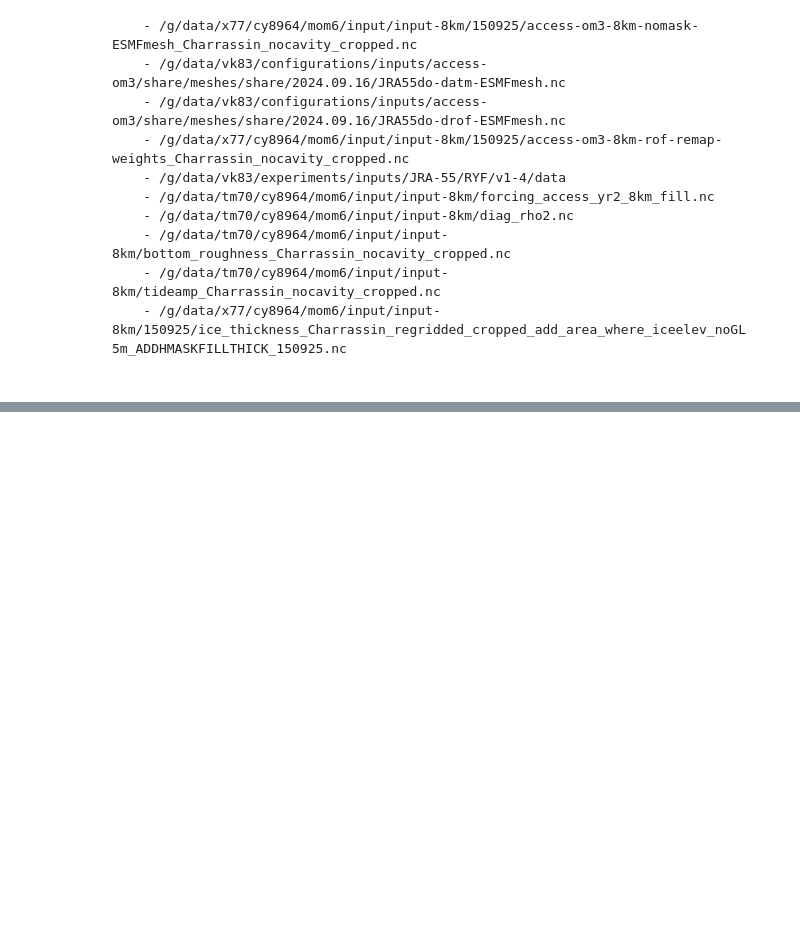
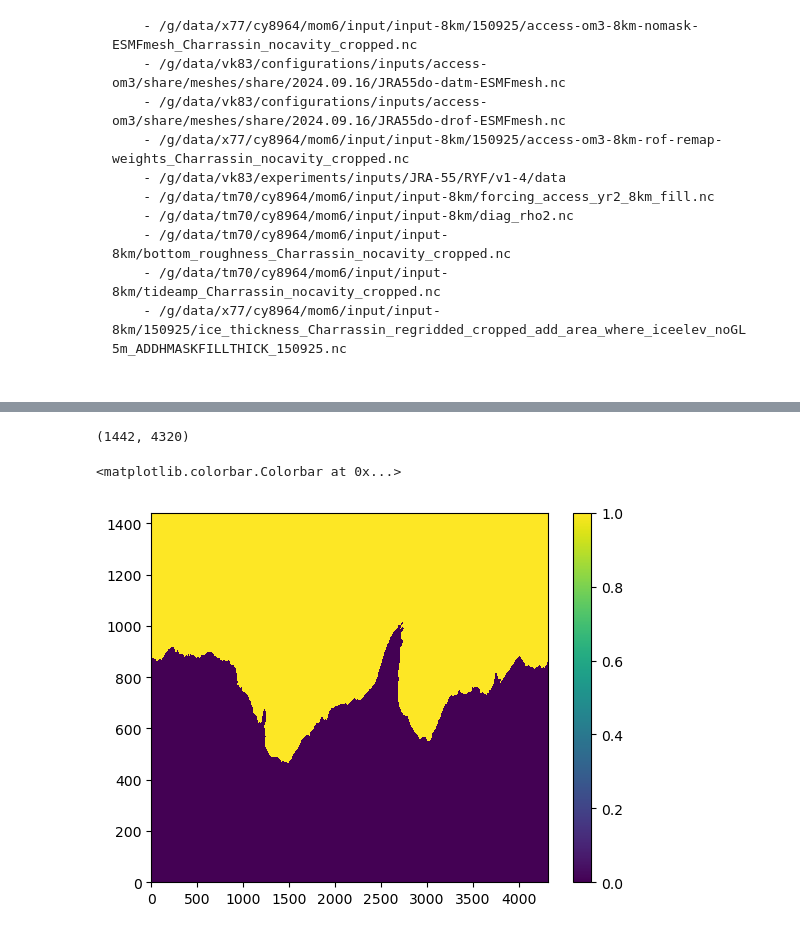
Before and after one commit to claireyung/mom6-panAn-iceshelf-tools, a Jupyter notebook: generate-draft/process-topo-8k-minimal-topoedited.ipynb, the cells around one changed output, grey strips where cells are left out. Drawn from its saved outputs; the diff is of its cells as text; code cells hidden in the pictures; blank space fills up the shorter version.

```diff
--- a/generate-draft/process-topo-8k-minimal-topoedited.ipynb
+++ b/generate-draft/process-topo-8k-minimal-topoedited.ipynb
@@ -660,0 +679,9 @@ input:
+# %%
+big_isobath_mask = 1-np.pad(isobath['shelf_mask'],((0,1442-1046),(0,0)),'constant',constant_values = 0)
+print(big_isobath_mask.shape)
+plt.pcolormesh(big_isobath_mask)
+plt.colorbar()
+# %% [output]
+(1442, 4320)
+<matplotlib.colorbar.Colorbar at 0x...>
+[figure, added]
```
Also changed, not shown: parts of 8 cells of this notebook, 1 other file.
